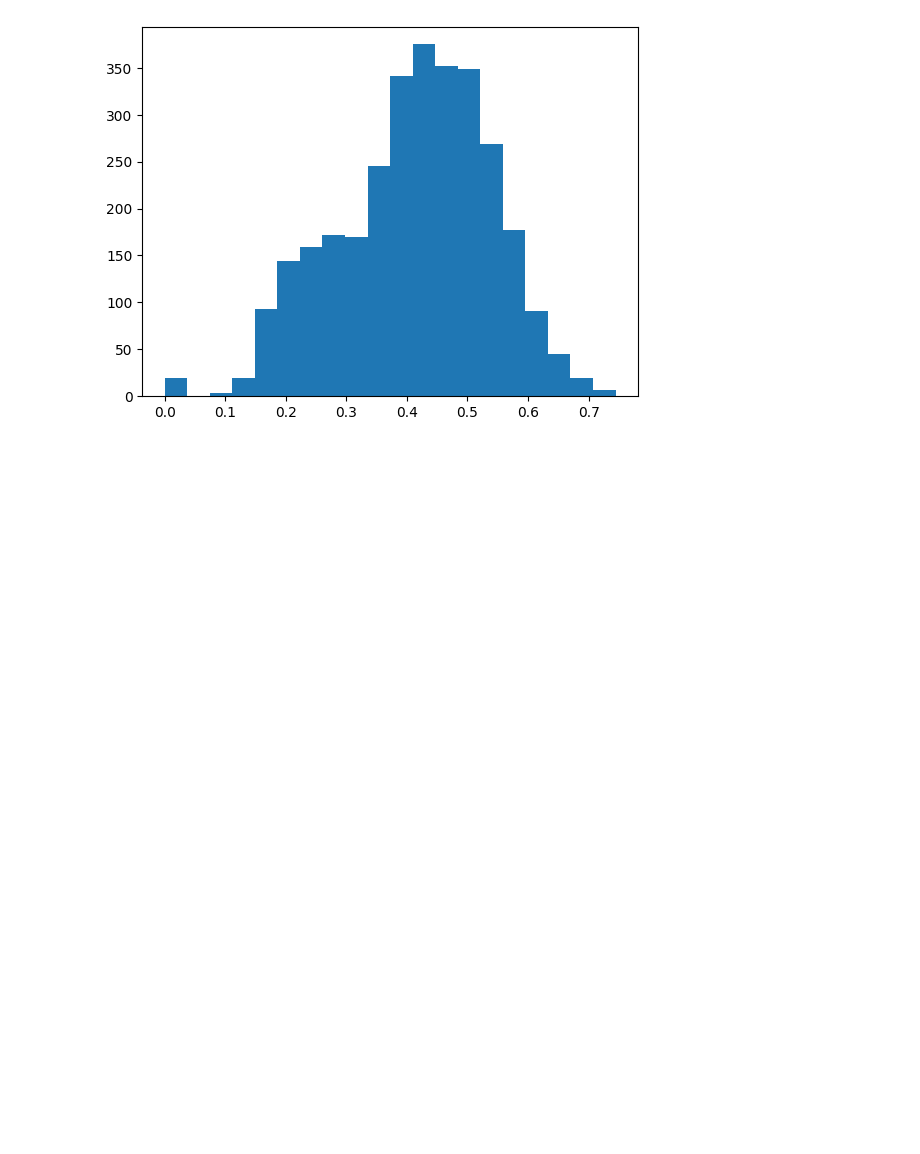
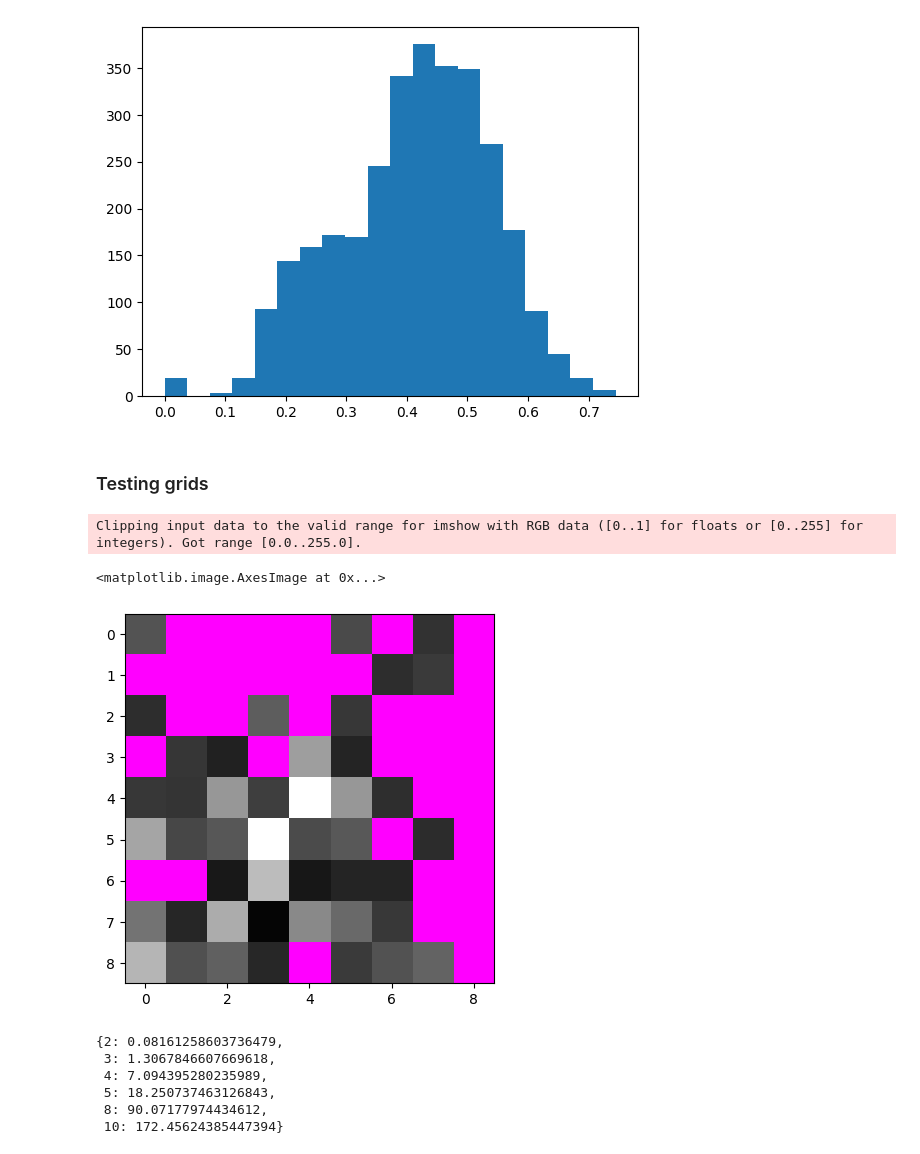
Before and after one commit to anlutfi/reflacx_graph_classification, a Jupyter notebook: stats/stats.ipynb, the cells around one changed output. Cells and saved outputs as stored; diff of their text form; code cells hidden in the pictures; blank space fills up the shorter version.

Commit message:
added gridify (still errors)

```diff
--- a/stats/stats.ipynb
+++ b/stats/stats.ipynb
@@ -72,3 +78,29 @@ plt.hist(vs, bins=20)
         0.744473  ]),
  <BarContainer object of 20 artists>)
 [figure]
+# %% [markdown]
+### Testing grids
+# %%
+def gridify(g, dim, aggr_by_duration=True):
+    result = np.zeros((dim, dim, 3))
+    for node in (get_node(g, i) for i in range(len(g.nodes()))):
+        x = node['norm_x']
+        y = node['norm_y']
+        x = min(dim - 1, int(x * dim))
+        y = min(dim - 1, int(y * dim))
+
+        incr = node['duration'] if aggr_by_duration else 1
+        result[x, y] += (incr, incr, incr)
+
+
+    return result
+
+def display_grid(grid, zero_color=(255, 0, 255)):
+    grid[np.where(grid == (0, 0, 0))[:2]] = zero_color
+    return grid
+# %%
+plt.imshow(display_grid(gridify(ds[10][0], 9)))
+# %% [output]
+Clipping input data to the valid range for imshow with RGB data ([0..1] for floats or [0..255] for integers). Got range [0.0..255.0].
+<matplotlib.image.AxesImage at 0x...>
+[figure, added]
@@ -74,0 +124,9 @@ plt.hist(vs, bins=20)
+# %%
+{d: x[d]['avg_zeros'] for d in x}
+# %% [output]
+{2: 0.08161258603736479,
+ 3: 1.3067846607669618,
+ 4: 7.094395280235989,
+ 5: 18.250737463126843,
+ 8: 90.07177974434612,
+ 10: 172.45624385447394}
```
Also changed, not shown: parts of 5 cells of this notebook.
